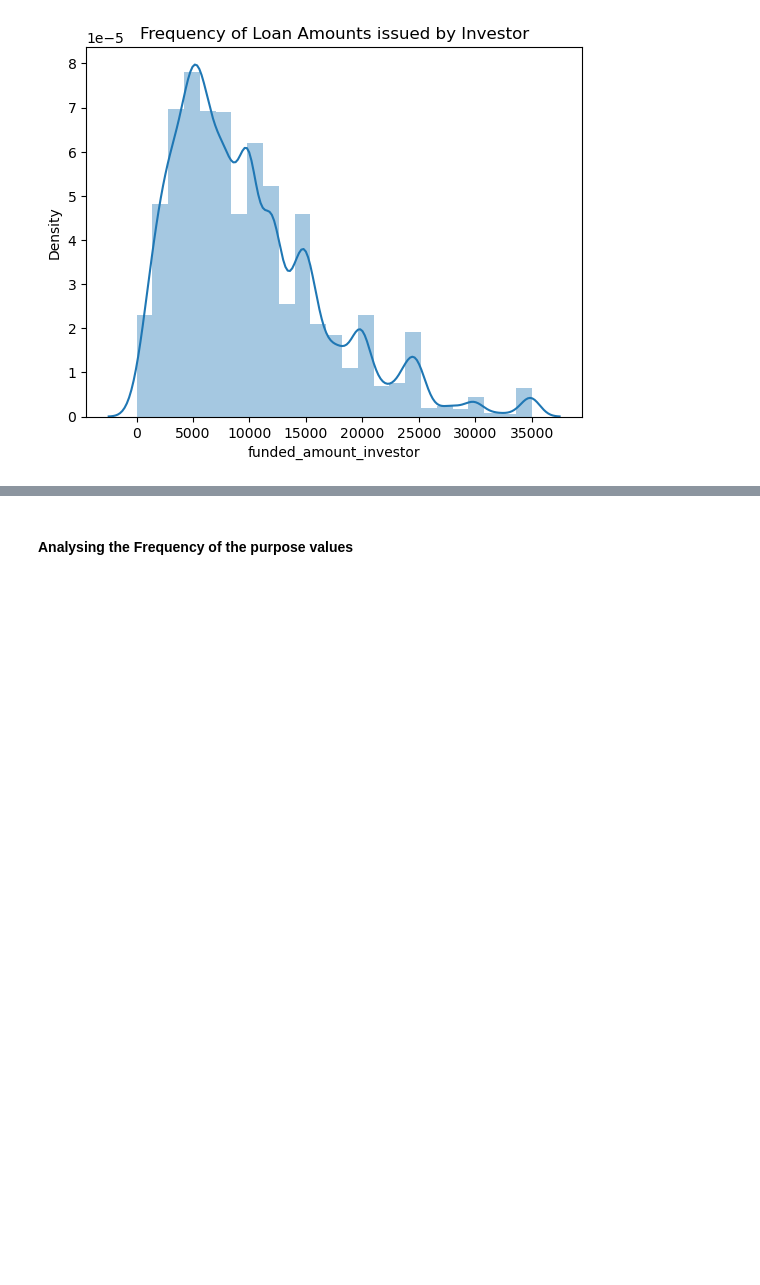
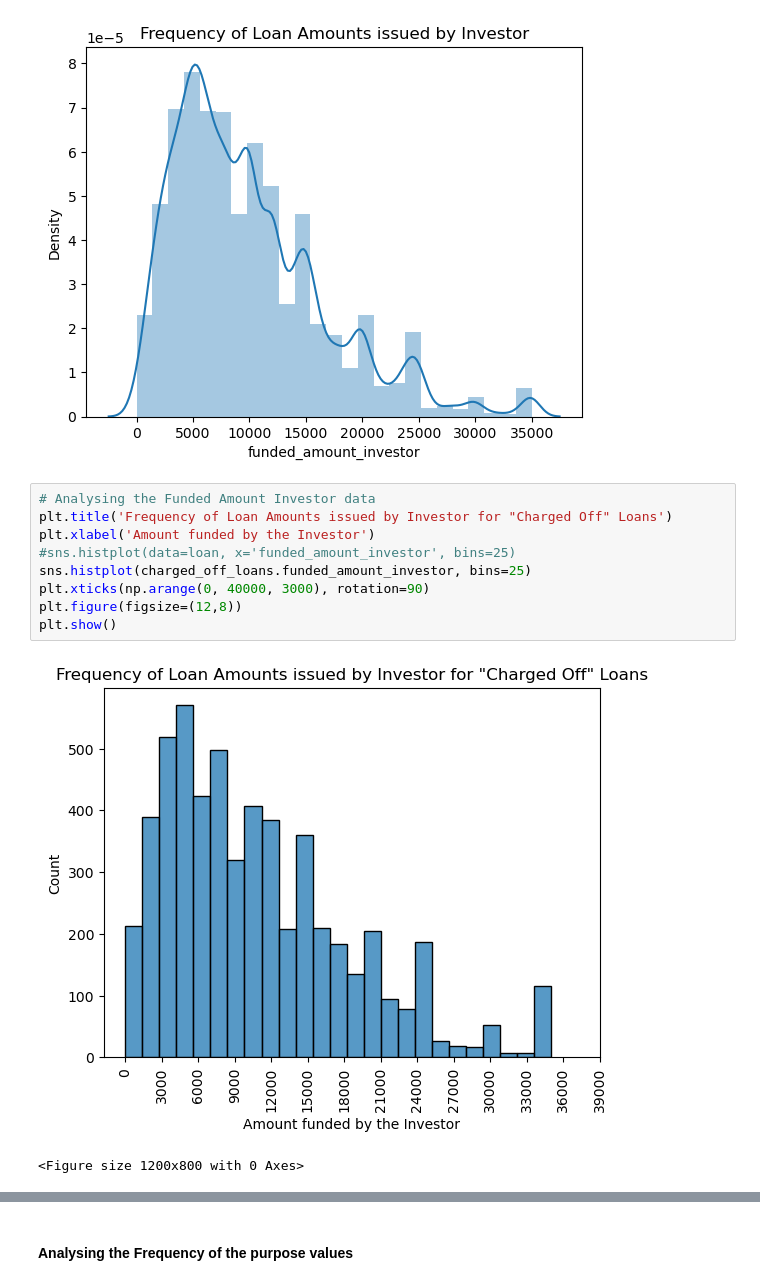
Before and after one commit to Vasista-Eranki/LendingClubCaseStudy, a Jupyter notebook: LendingClubCaseStudy.ipynb, the cells around one changed output, grey strips where cells are left out. Cells and saved outputs as stored; diff of their text form; blank space fills up the shorter version.

```diff
--- a/LendingClubCaseStudy.ipynb
+++ b/LendingClubCaseStudy.ipynb
@@ -353,4 +353,16 @@ sns.distplot(loan.funded_amount_investor, bins=25)
 plt.show()
 # %% [output]
 [figure]
+# %%
+# Analysing the Funded Amount Investor data
+plt.title('Frequency of Loan Amounts issued by Investor for "Charged Off" Loans')
+plt.xlabel('Amount funded by the Investor')
+#sns.histplot(data=loan, x='funded_amount_investor', bins=25)
+sns.histplot(charged_off_loans.funded_amount_investor, bins=25)
+plt.xticks(np.arange(0, 40000, 3000), rotation=90)
+plt.figure(figsize=(12,8))
+plt.show()
+# %% [output]
+[figure, added]
+<Figure size 1200x800 with 0 Axes>
 # %% [markdown]
```
Also changed, not shown: parts of 25 cells of this notebook.
